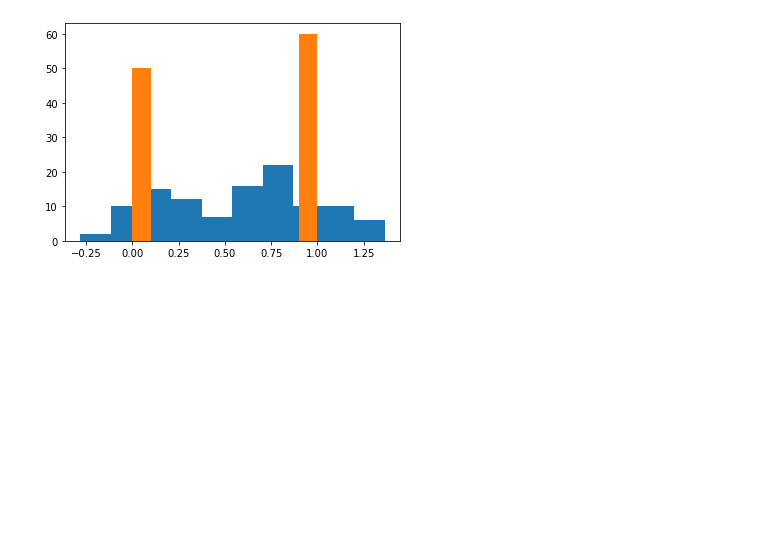
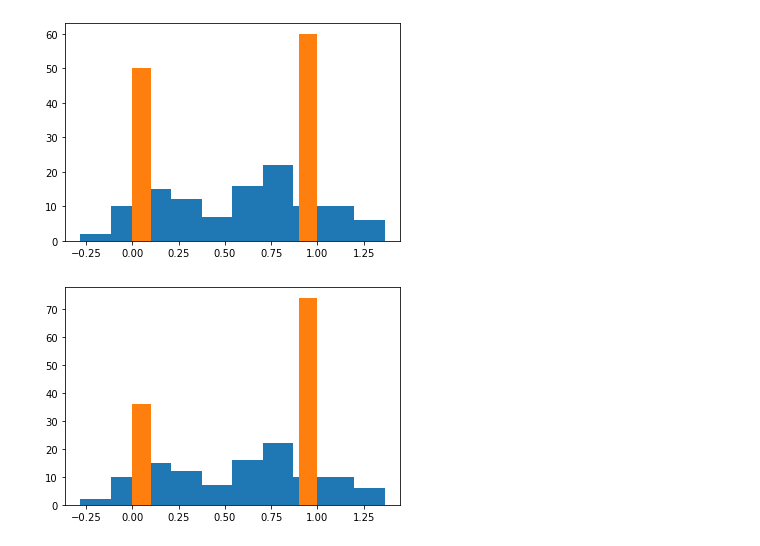
Before and after one commit to gkant06/ML-for-Science_Linear-models, a Jupyter notebook: Homework 3_Gautami Kant.ipynb, the cells around one changed output. Cells and saved outputs as stored; diff of their text form; code cells hidden in the pictures; blank space fills up the shorter version.

```diff
--- a/Homework 3_Gautami Kant.ipynb
+++ b/Homework 3_Gautami Kant.ipynb
@@ -140,3 +152,26 @@ X_test_with_prediction_output = X_test_with_prediction_output.rename(columns={'U
 X_test_with_prediction_output.to_csv(r'C:\Users\kantg\OneDrive\Desktop\CMU\ML for Science\HW 3\Output\X_test_with_prediction_output.csv',index=None, header=True)
 # %% [output]
 [figure]
+# %%
+#LASSO
+
+las = Lasso(alpha = 0.4)
+las.fit(X_train_1, y_train_1)
+
+#Predicting the test set results
+y_test = lin_reg.predict(X_test_1)
+plot_1 = plt.hist(y_test, bins = 10)
+
+
+# Setting the threshold to decide 0/1 classifier
+y_test = np.where(y_test < 0.3, 0 ,1)
+plot_2 = plt.hist(y_test)
+
+#Output to a csv file
+X_test_with_prediction = X_test
+X_test_with_prediction['xml_neoplasm_histologic_grade'] = y_test
+X_test_with_prediction_output =  X_test_with_prediction.iloc[:, [0, -1]]
+X_test_with_prediction_output = X_test_with_prediction_output.rename(columns={'Unnamed: 0' : 'ID'})
+X_test_with_prediction_output.to_csv(r'C:\Users\kantg\OneDrive\Desktop\CMU\ML for Science\HW 3\Output\X_test_with_prediction_output.csv',index=None, header=True)
+# %% [output]
+[figure, added]
```
Also changed, not shown: parts of 4 cells of this notebook.
